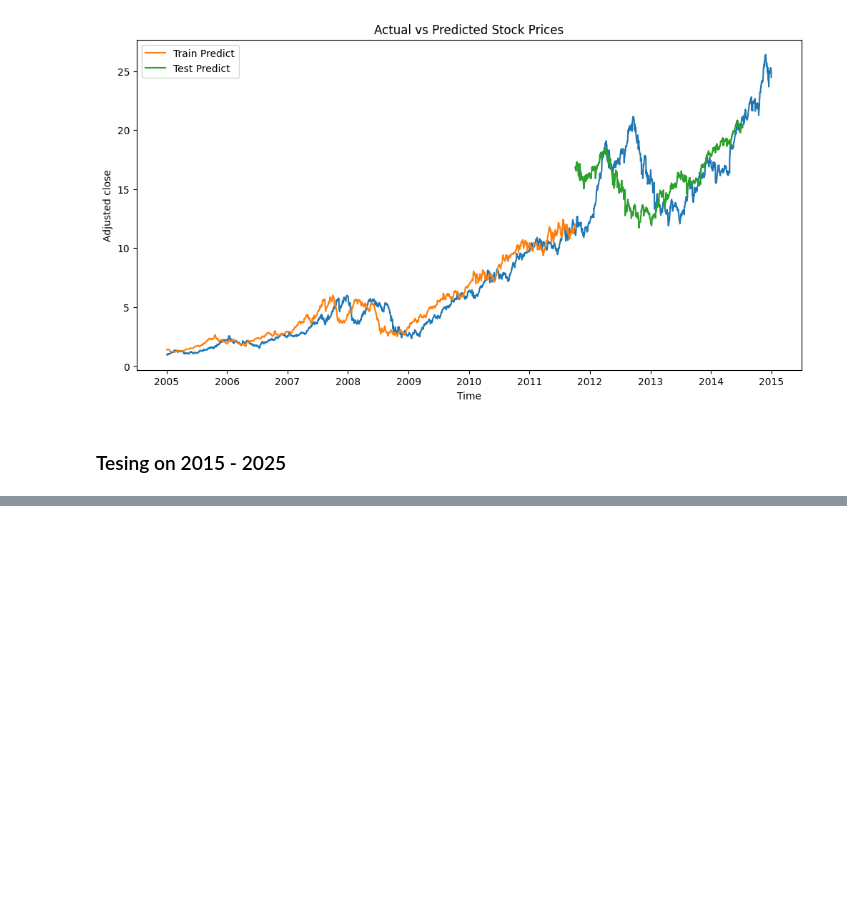
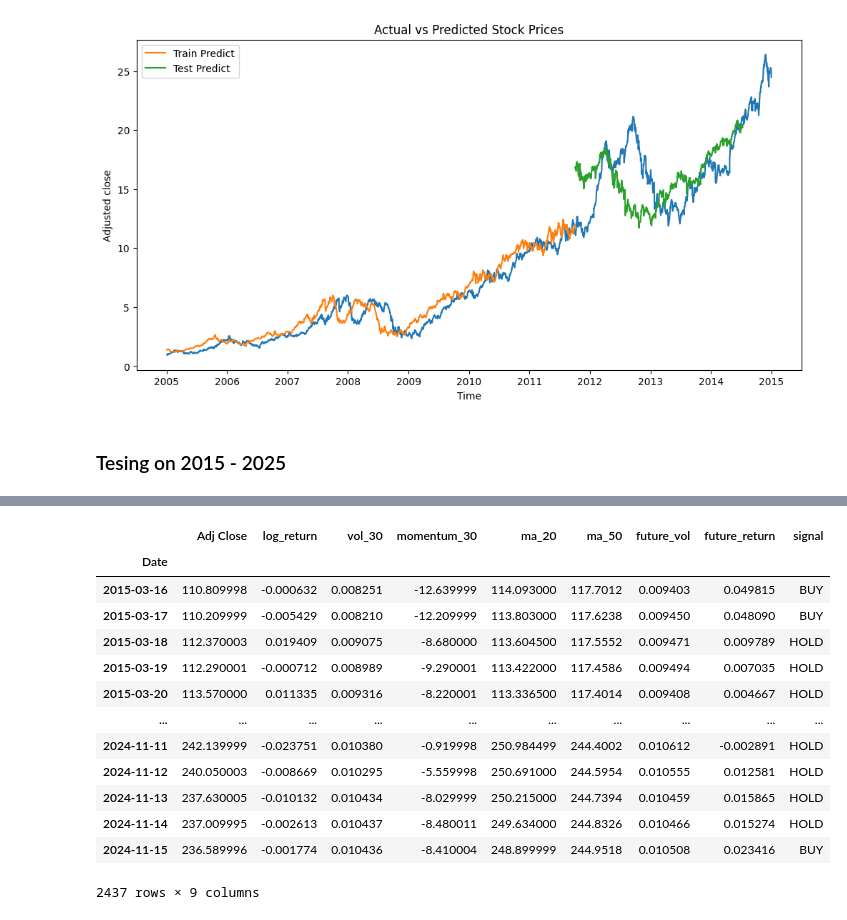
Before and after one commit to San0160/Stocks_Predection, a Jupyter notebook: Stocks.ipynb, the cells around one changed output, grey strips where cells are left out. Cells and saved outputs as stored; diff of their text form; code cells hidden in the pictures; blank space fills up the shorter version.

```diff
--- a/Stocks.ipynb
+++ b/Stocks.ipynb
@@ -1362,0 +1351,12 @@ Test  MAPE: 0.96%
+# %%
+test1 = pd.read_csv("gold.csv", header=[0,1,2])
+
+# Process the data
+test1.columns = test1.columns.droplevel([1,2])
+test1 = test1.rename(columns={'Price': 'Date'})
+test1['Date'] = pd.to_datetime(test1['Date'])
+test1.set_index('Date', inplace=True)
+test1.sort_index(inplace=True)
+
+# Drop other columns
+test1.drop(["Close", "High", "Low", "Open", "Volume"], axis = 1, inplace = True)
@@ -1362,0 +1457,17 @@ Test  MAPE: 0.96%
+# %%
+test1
+# %% [output]
+|  | Adj Close | log_return | vol_30 | momentum_30 | ma_20 | ma_50 | future_vol | future_return | signal |
+| Date |  |  |  |  |  |  |  |  |  |
+| 2015-03-16 | 110.809998 | -0.000632 | 0.008251 | -12.639999 | 114.093000 | 117.7012 | 0.009403 | 0.049815 | BUY |
+| 2015-03-17 | 110.209999 | -0.005429 | 0.008210 | -12.209999 | 113.803000 | 117.6238 | 0.009450 | 0.048090 | BUY |
+| 2015-03-18 | 112.370003 | 0.019409 | 0.009075 | -8.680000 | 113.604500 | 117.5552 | 0.009471 | 0.009789 | HOLD |
+| 2015-03-19 | 112.290001 | -0.000712 | 0.008989 | -9.290001 | 113.422000 | 117.4586 | 0.009494 | 0.007035 | HOLD |
+| 2015-03-20 | 113.570000 | 0.011335 | 0.009316 | -8.220001 | 113.336500 | 117.4014 | 0.009408 | 0.004667 | HOLD |
+| ... | ... | ... | ... | ... | ... | ... | ... | ... | ... |
+| 2024-11-11 | 242.139999 | -0.023751 | 0.010380 | -0.919998 | 250.984499 | 244.4002 | 0.010612 | -0.002891 | HOLD |
+| 2024-11-12 | 240.050003 | -0.008669 | 0.010295 | -5.559998 | 250.691000 | 244.5954 | 0.010555 | 0.012581 | HOLD |
+| 2024-11-13 | 237.630005 | -0.010132 | 0.010434 | -8.029999 | 250.215000 | 244.7394 | 0.010459 | 0.015865 | HOLD |
+| 2024-11-14 | 237.009995 | -0.002613 | 0.010437 | -8.480011 | 249.634000 | 244.8326 | 0.010466 | 0.015274 | HOLD |
+| 2024-11-15 | 236.589996 | -0.001774 | 0.010436 | -8.410004 | 248.899999 | 244.9518 | 0.010508 | 0.023416 | BUY |
+2437 rows × 9 columns
```
Also changed, not shown: parts of 43 cells of this notebook, 6 other files.
